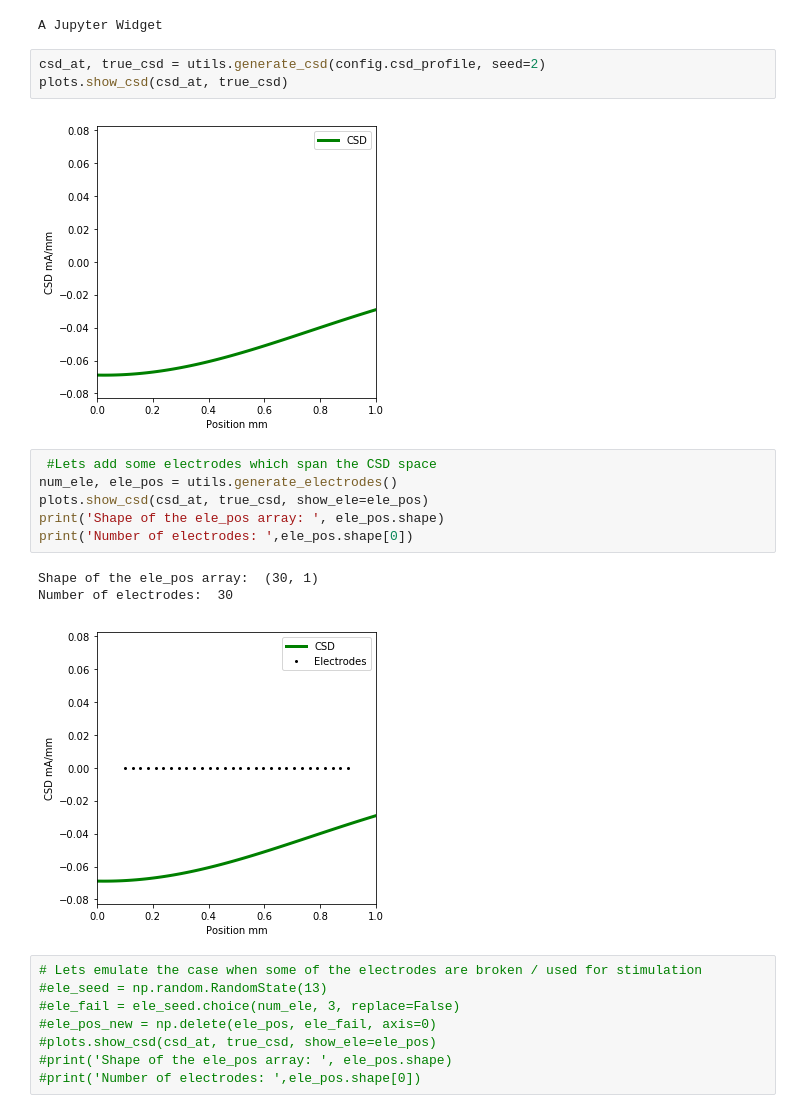
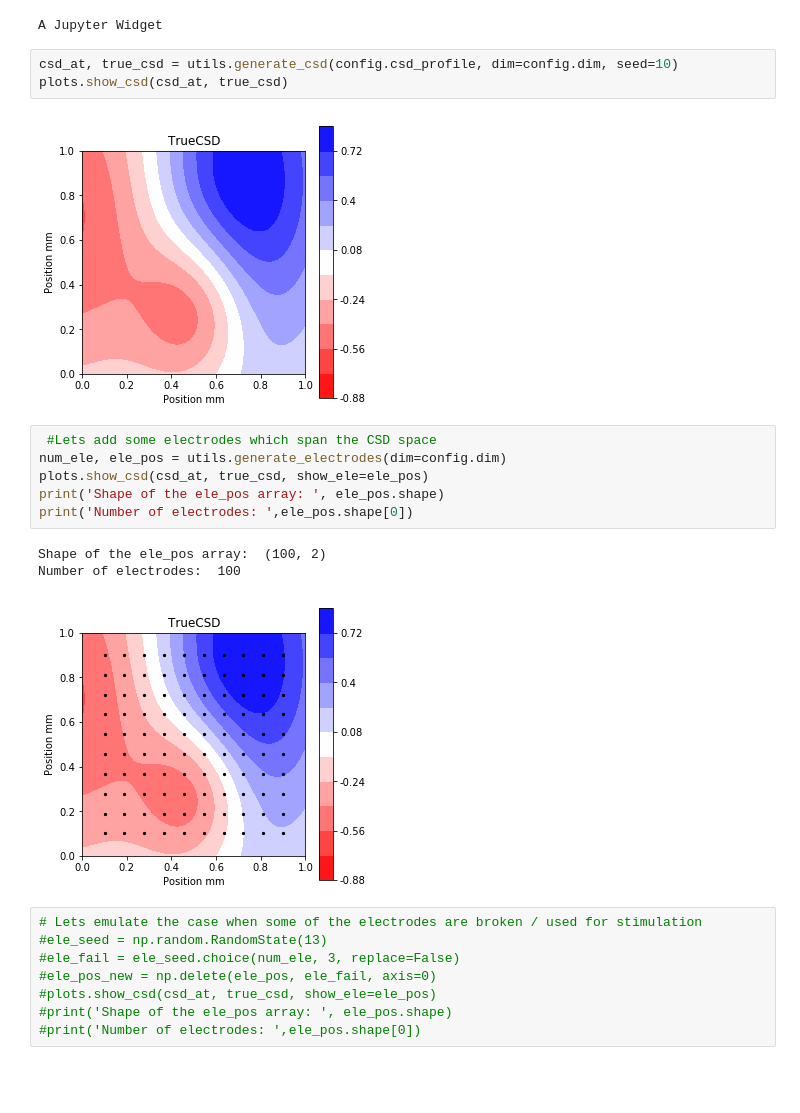
Before and after one commit to Neuroinflab/kCSD-python, a Jupyter notebook: tutorials/tutorial_kcsd.ipynb, the cells around one changed output. Drawn from its saved outputs; the diff is of its cells as text; blank space fills up the shorter version.

```diff
--- a/tutorials/tutorial_kcsd.ipynb
+++ b/tutorials/tutorial_kcsd.ipynb
@@ -20,20 +20,20 @@ csd_select
 # %% [output]
 A Jupyter Widget
 # %%
-csd_at, true_csd = utils.generate_csd(config.csd_profile, seed=2)
+csd_at, true_csd = utils.generate_csd(config.csd_profile, dim=config.dim, seed=10)
 plots.show_csd(csd_at, true_csd)
 # %% [output]
-[figure, old version]
+[figure, new version]
 # %%
  #Lets add some electrodes which span the CSD space
-num_ele, ele_pos = utils.generate_electrodes()
+num_ele, ele_pos = utils.generate_electrodes(dim=config.dim)
 plots.show_csd(csd_at, true_csd, show_ele=ele_pos)
 print('Shape of the ele_pos array: ', ele_pos.shape)
 print('Number of electrodes: ',ele_pos.shape[0])
 # %% [output]
-Shape of the ele_pos array:  (30, 1)
-Number of electrodes:  30
+Shape of the ele_pos array:  (100, 2)
+Number of electrodes:  100
-[figure, old version]
+[figure, new version]
 # %%
 # Lets emulate the case when some of the electrodes are broken / used for stimulation
 #ele_seed = np.random.RandomState(13)
```
Also changed, not shown: parts of 4 cells of this notebook, 5 other files.
